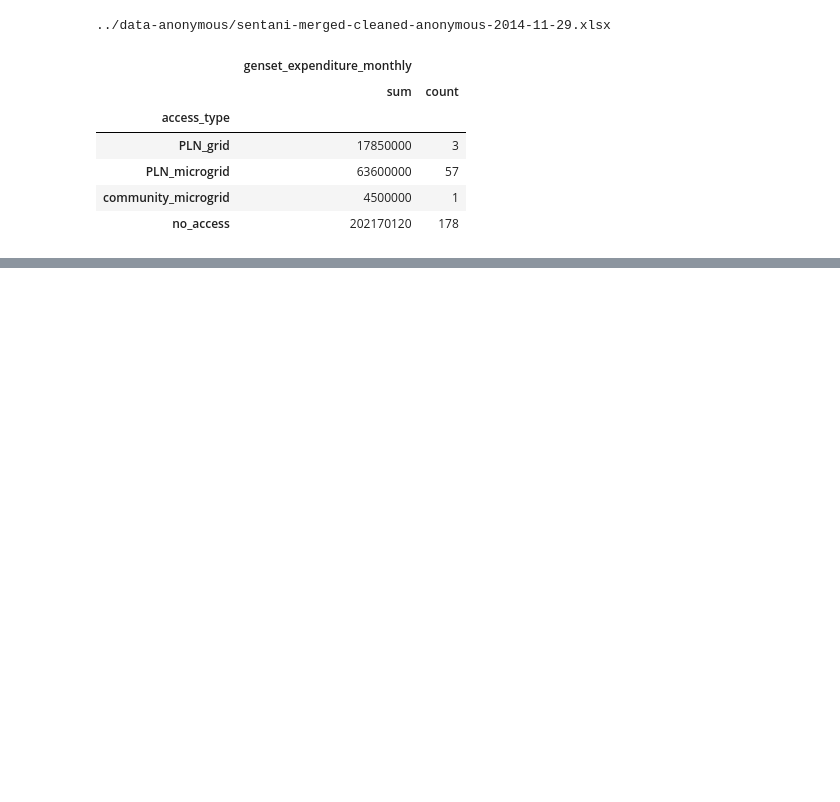
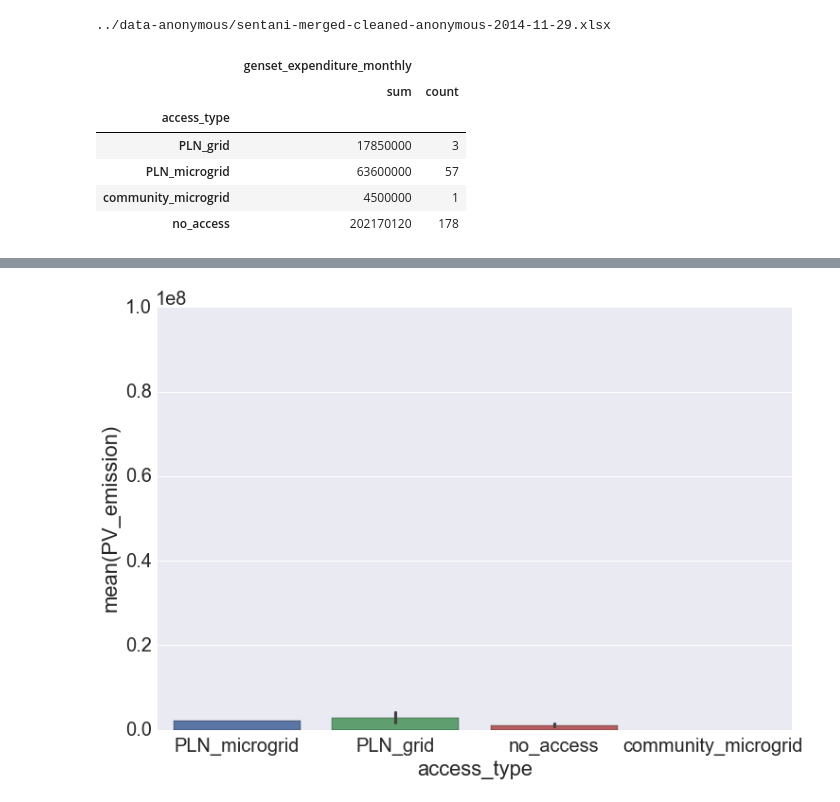
Before and after one commit to mattrosi/sentani-labbook, a Jupyter notebook: 2015-08-03-CO2-Genset.ipynb, the cells around one changed output, grey strips where cells are left out. Saved outputs shown, nothing was run; the diff lists cells and outputs as text; code cells hidden in the pictures; blank space fills up the shorter version.

```diff
--- a/2015-08-03-CO2-Genset.ipynb
+++ b/2015-08-03-CO2-Genset.ipynb
@@ -107,0 +116,18 @@ g = (g.map(sns.barplot, "CO2_reduction", "vn")
+# %%
+sns.set(font_scale = 2)
+
+fig_size = plt.rcParams["figure.figsize"]
+fig_size[0] = 12
+fig_size[1] = 8
+plt.rcParams["figure.figsize"] = fig_size
+
+fig, ax = plt.subplots()
+
+ax = sns.barplot(x="access_type", y='PV_emission', data=df4)
+
+
+plt.ylim(0,1e8)
+locs, labels = plt.xticks()
+## This graph represents the total g CO2/kWh if generators are replaced with Photovoltaic Microgrids.
+# %% [output]
+[figure, added]
```
Also changed, not shown: parts of 10 cells of this notebook.
